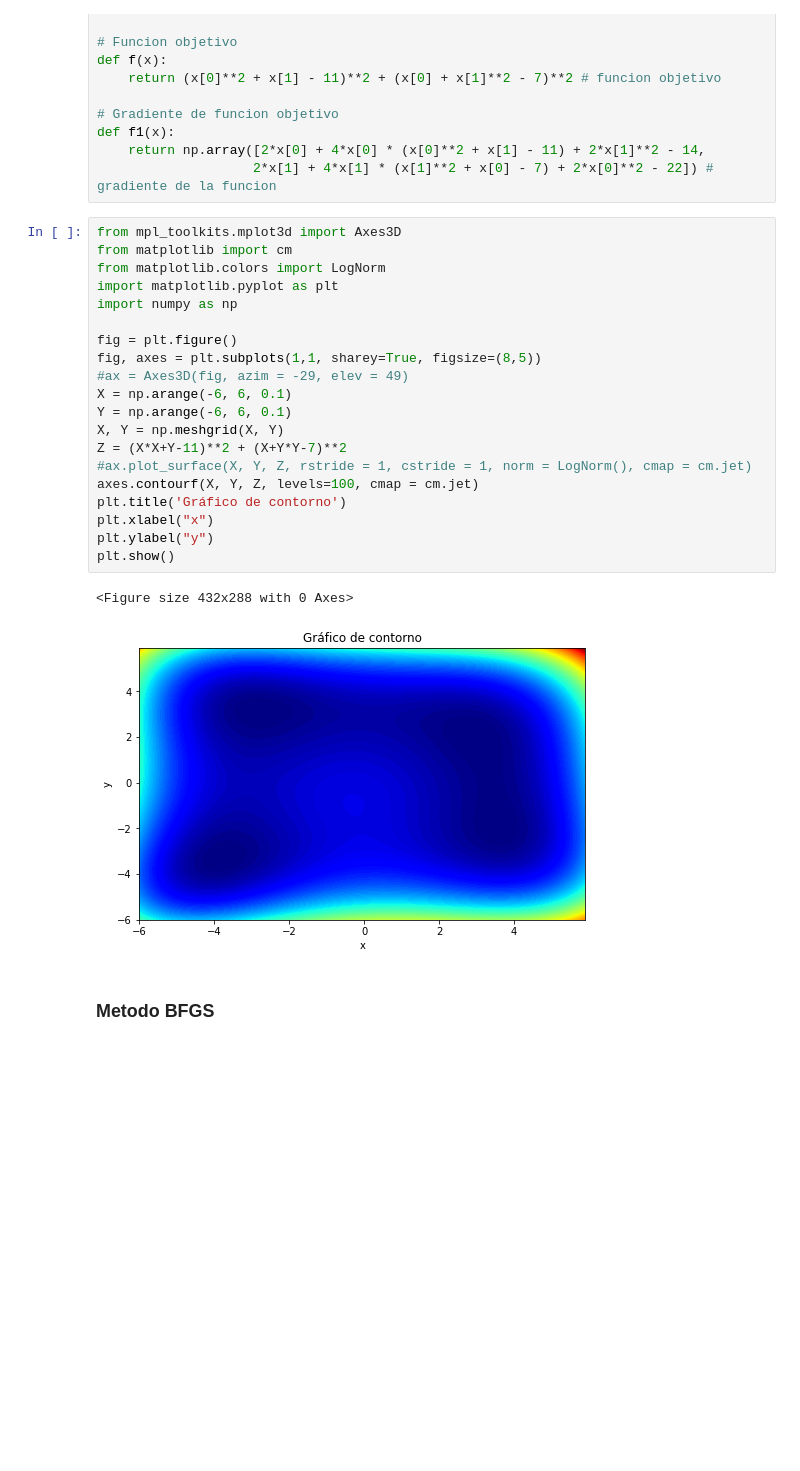
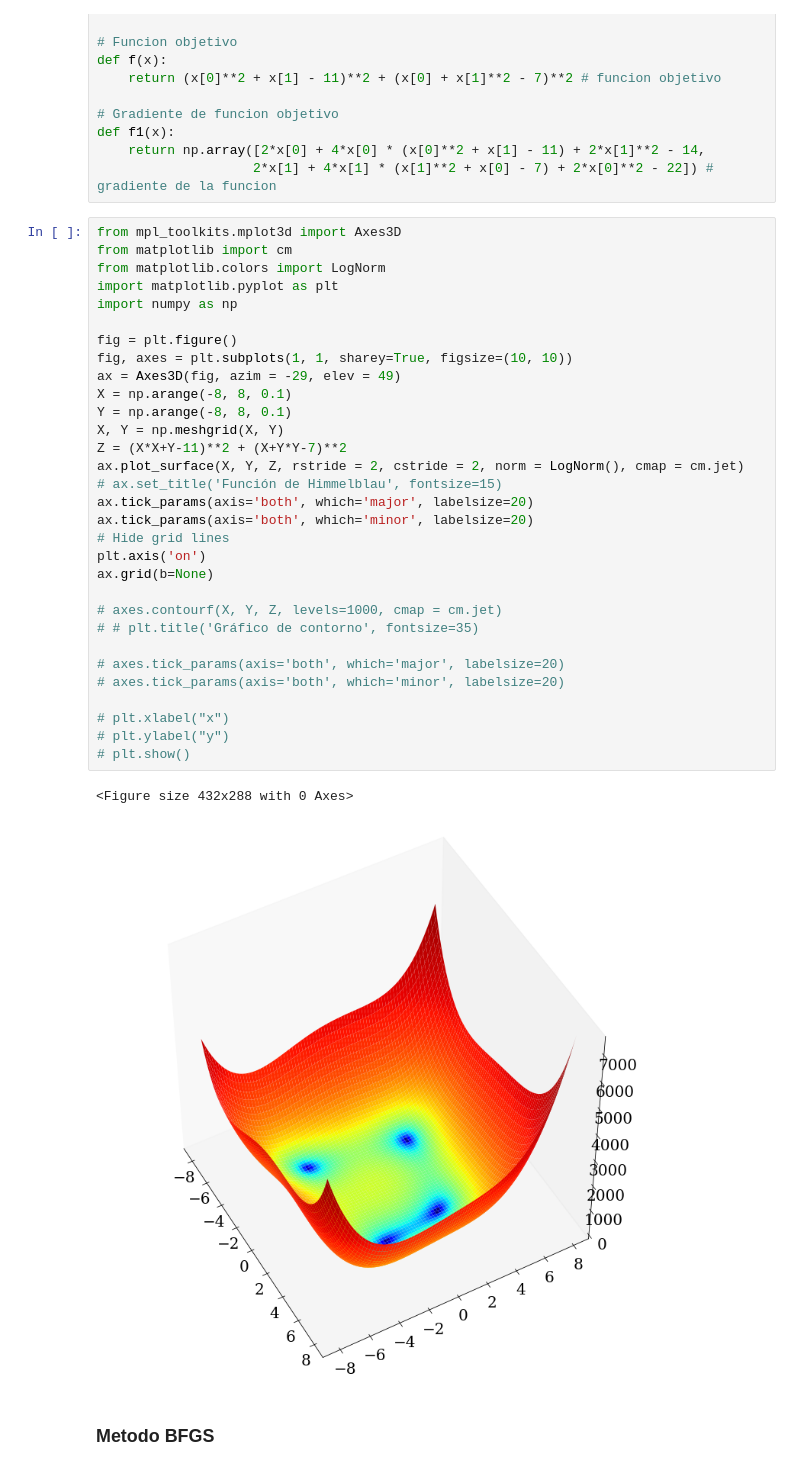
Before and after one commit to josegarciav/MMA-Thesis, a Jupyter notebook: Thesis_MMA_Jose_Garcia_Nov_2022.ipynb, the cells around one changed output. Cells and saved outputs as stored; diff of their text form; blank space fills up the shorter version.

```diff
--- a/Thesis_MMA_Jose_Garcia_Nov_2022.ipynb
+++ b/Thesis_MMA_Jose_Garcia_Nov_2022.ipynb
@@ -40,26 +40,37 @@ def f1(x):
 # %%
 from mpl_toolkits.mplot3d import Axes3D
 from matplotlib import cm
 from matplotlib.colors import LogNorm
 import matplotlib.pyplot as plt
 import numpy as np
 
 fig = plt.figure()
-fig, axes = plt.subplots(1,1, sharey=True, figsize=(8,5))
-#ax = Axes3D(fig, azim = -29, elev = 49)
-X = np.arange(-6, 6, 0.1)
-Y = np.arange(-6, 6, 0.1)
+fig, axes = plt.subplots(1, 1, sharey=True, figsize=(10, 10))
+ax = Axes3D(fig, azim = -29, elev = 49)
+X = np.arange(-8, 8, 0.1)
+Y = np.arange(-8, 8, 0.1)
 X, Y = np.meshgrid(X, Y)
 Z = (X*X+Y-11)**2 + (X+Y*Y-7)**2
-#ax.plot_surface(X, Y, Z, rstride = 1, cstride = 1, norm = LogNorm(), cmap = cm.jet)
-axes.contourf(X, Y, Z, levels=100, cmap = cm.jet)
-plt.title('Gráfico de contorno')
-plt.xlabel("x")
-plt.ylabel("y")
-plt.show()
+ax.plot_surface(X, Y, Z, rstride = 2, cstride = 2, norm = LogNorm(), cmap = cm.jet)
+# ax.set_title('Función de Himmelblau', fontsize=15)
+ax.tick_params(axis='both', which='major', labelsize=20)
+ax.tick_params(axis='both', which='minor', labelsize=20)
+# Hide grid lines
+plt.axis('on')
+ax.grid(b=None)
+
+# axes.contourf(X, Y, Z, levels=1000, cmap = cm.jet)
+# # plt.title('Gráfico de contorno', fontsize=35)
+
+# axes.tick_params(axis='both', which='major', labelsize=20)
+# axes.tick_params(axis='both', which='minor', labelsize=20)
+
+# plt.xlabel("x")
+# plt.ylabel("y")
+# plt.show()
 # %% [output]
 <Figure size 432x288 with 0 Axes>
-[figure, old version]
+[figure, new version]
 # %% [markdown]
 ### Metodo BFGS
 # %%
```
Also changed, not shown: parts of 23 cells of this notebook, 1 other file.
